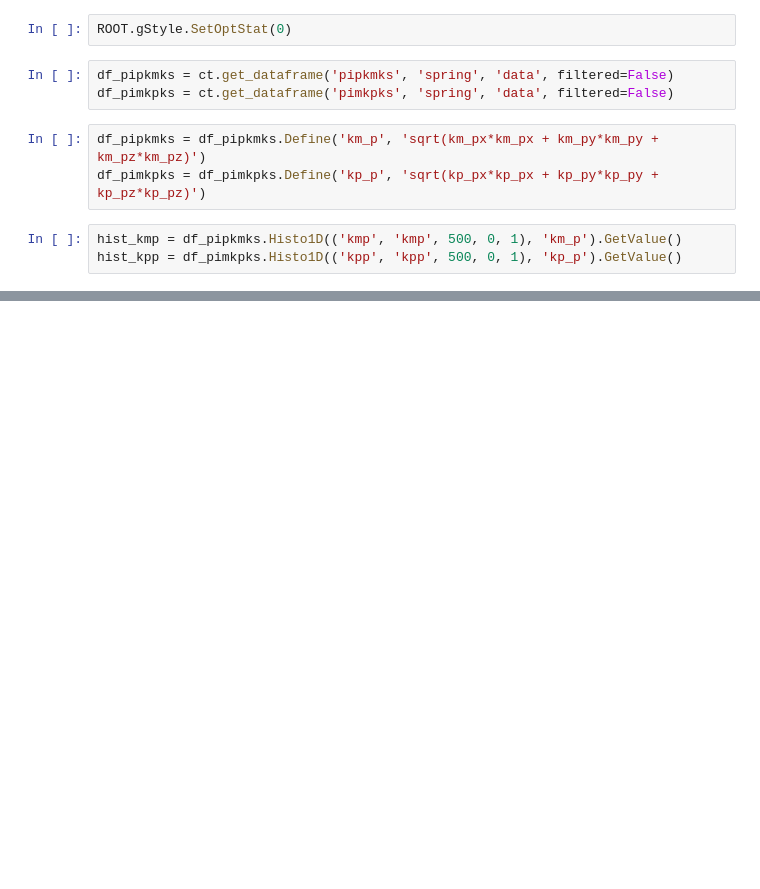
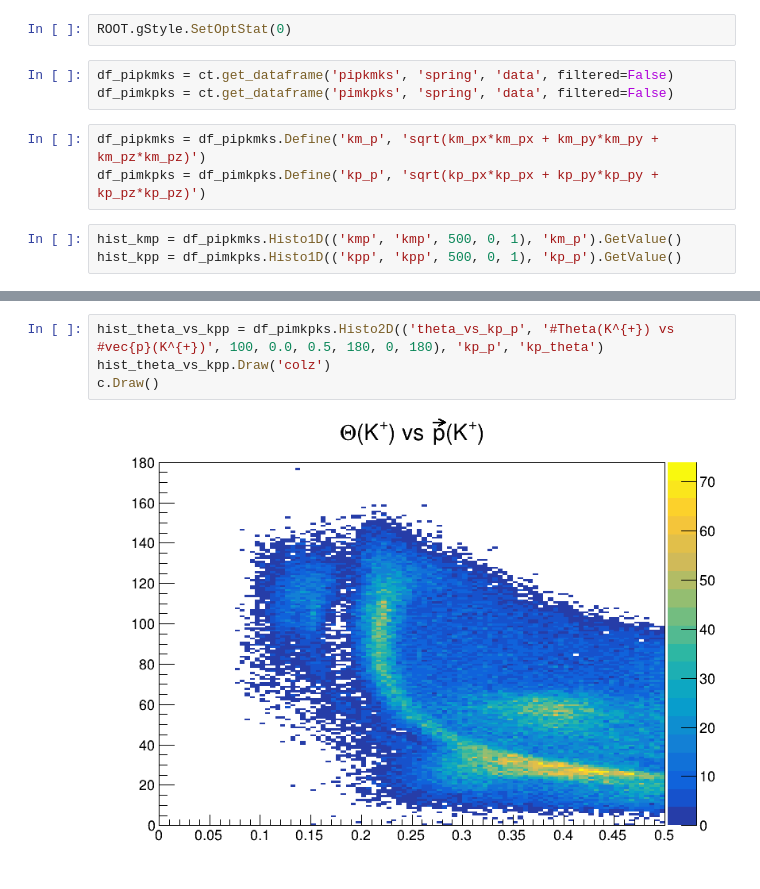
Before and after one commit to tylerviducic/gluex, a Jupyter notebook: forMoskov/kaon_momentum.ipynb, the cells around one changed output, grey strips where cells are left out. Drawn from its saved outputs; the diff is of its cells as text; blank space fills up the shorter version.

```diff
--- a/forMoskov/kaon_momentum.ipynb
+++ b/forMoskov/kaon_momentum.ipynb
@@ -39,0 +62,6 @@ Info in <TCanvas::Print>: png file kaon_momentum.png has been created
+# %%
+hist_theta_vs_kpp = df_pimkpks.Histo2D(('theta_vs_kp_p', '#Theta(K^{+}) vs #vec{p}(K^{+})', 100, 0.0, 0.5, 180, 0, 180), 'kp_p', 'kp_theta')
+hist_theta_vs_kpp.Draw('colz')
+c.Draw()
+# %% [output]
+[figure, added]
```
Also changed, not shown: parts of 7 cells of this notebook.
